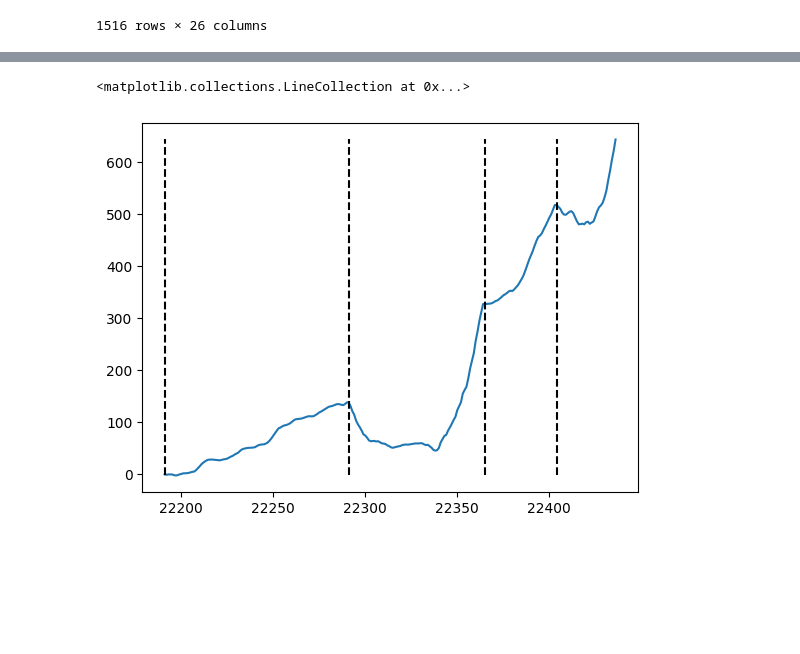
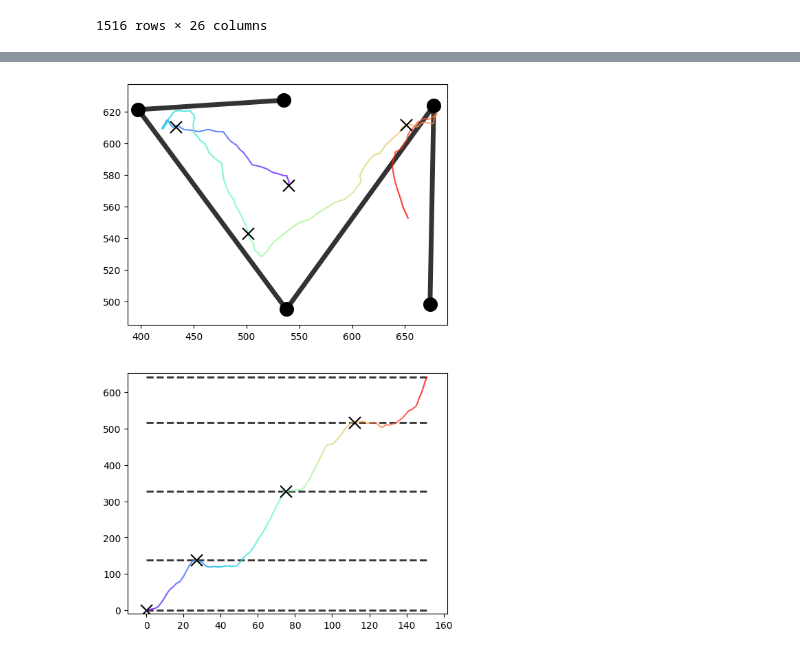
Before and after one commit to ncguilbeault/striatal_replay, a Jupyter notebook: notebooks/linearize_trajectory.ipynb, the cells around one changed output, grey strips where cells are left out. Saved outputs shown, nothing was run; the diff lists cells and outputs as text; code cells hidden in the pictures; blank space fills up the shorter version.

Commit message:
Polished linearize tracking notebook

```diff
--- a/notebooks/linearize_trajectory.ipynb
+++ b/notebooks/linearize_trajectory.ipynb
@@ -149,3 +242,4 @@ def calculate_average_keypoint(df, keypoint_cols=["left_ear", "right_ear", "head
 # %%
-folder = "/ceph/sjones/projects/sequence_squad/organised_data/animals/EJT178_implant1/recording7_30-03-2022/"
+organized_data_folder = "/ceph/sjones/projects/sequence_squad/organised_data/animals/EJT178_implant1/recording7_30-03-2022/"
+processed_data_folder = "/nfs/gatsbystor/nicholasg/striatal_replay/processed_data"
 # %%
@@ -468,0 +444,5 @@ all_trajectories
+# %%
+all_trajectories = pd.read_csv(os.path.join(processed_data_folder, "all_trajectories.csv"), index_col=0)
+ports = pd.read_csv(os.path.join(processed_data_folder, "ports.csv"), index_col=0)
+display(ports)
+display(all_trajectories)
@@ -469,11 +494,20 @@ all_trajectories
 # %%
-trial_id = 1
-plt.plot(all_trajectories[all_trajectories["trial_id"] == trial_id]["linear_position"])
-grouped_trial_df = all_trajectories.groupby(["trial_id", "port1"]).agg("first").sort_values(["trial_id", "camera_idx"])
-trial_df = grouped_trial_df.loc[trial_id]
-min_val = all_trajectories[all_trajectories["trial_id"] == trial_id]["linear_position"].min()
-max_val = all_trajectories[all_trajectories["trial_id"] == trial_id]["linear_position"].max()
-plt.vlines(trial_df.camera_idx.values, min_val, max_val, color="black", ls="--")
+trial_id = 2
+
+fig = plt.Figure(figsize=(6,10))
+ax = fig.add_axes(211)
+ax = plot_single_trajectory(all_trajectories, ports, ax=ax, trial_id=trial_id)
+trial_df = all_trajectories[all_trajectories["trial_id"] == trial_id]
+grouped_trial_df = all_trajectories.groupby(["trial_id", "port1"]).agg("first").sort_values(["trial_id", "camera_idx"]).loc[trial_id]
+x = trial_df.loc[grouped_trial_df.camera_idx.values]["x_position"]
+y = trial_df.loc[grouped_trial_df.camera_idx.values]["y_position"]
+ax.scatter(x, y, s = 150, c = "black", marker="x", zorder=4, edgecolors="black")
+
+ax = fig.add_axes(212)
+ax = plot_single_trajectory_linear(all_trajectories, ports, trial_id=trial_id, ax=ax, alpha = 0.5, y_range = (0, all_trajectories["linear_position"].max()))
+x = trial_df.loc[grouped_trial_df.camera_idx.values]["camera_idx"] - grouped_trial_df.iloc[0]["camera_idx"]
+y = trial_df.loc[grouped_trial_df.camera_idx.values]["linear_position"]
+ax.scatter(x, y, s = 150, c = "black", marker="x", zorder=4, edgecolors="black")
+display(fig)
 # %% [output]
-<matplotlib.collections.LineCollection at 0x...>
-[figure, old version]
+[figure, new version]
```
Also changed, not shown: parts of 15 cells of this notebook.
